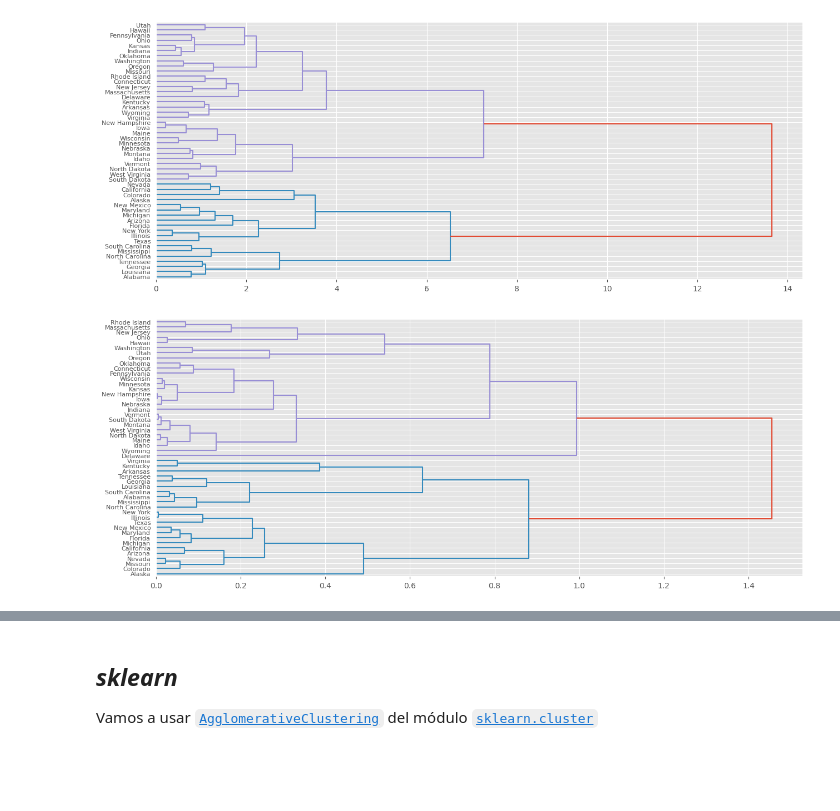
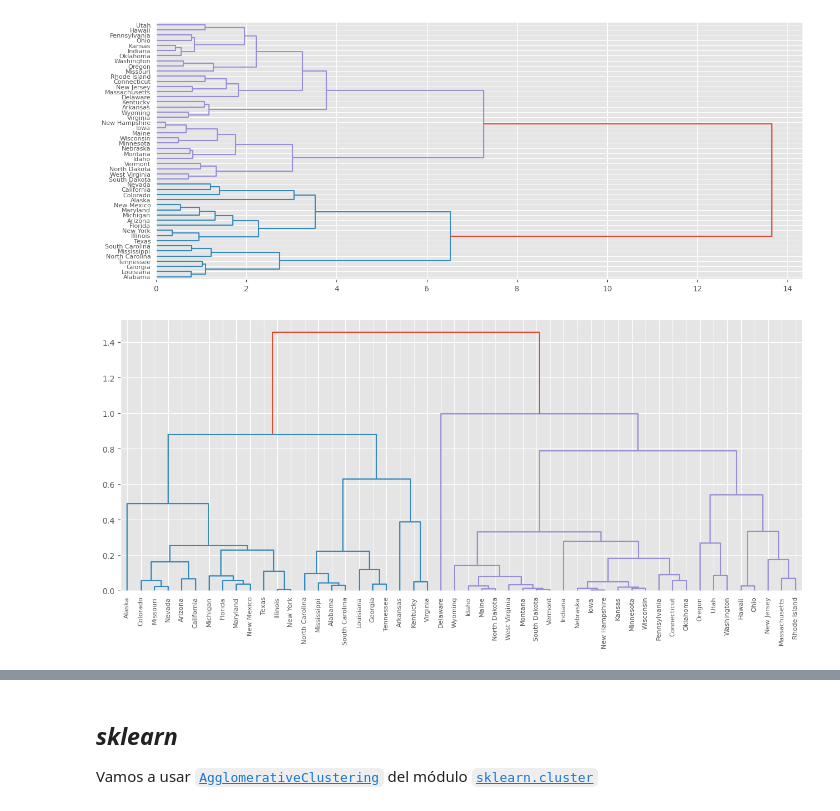
Before and after one commit to lacamposm/Metodos-Estadisticos, a Jupyter notebook: Lectura_8_Cluster_Jerarquico.ipynb, the cells around one changed output, grey strips where cells are left out. Saved outputs shown, nothing was run; the diff lists cells and outputs as text; code cells hidden in the pictures; blank space fills up the shorter version.

```diff
--- a/Lectura_8_Cluster_Jerarquico.ipynb
+++ b/Lectura_8_Cluster_Jerarquico.ipynb
@@ -330,8 +330,8 @@ Tenga en cuenta que el agrupamiento aglomerativo es bueno para identificar peque
 # %% [markdown]
 ## ***Ejemplo 2.***
 # %%
-USArrests = pd.read_csv(url_base + "USArrests.csv", index_col=0)
-USArrests.head()
+df_usarrests = pd.read_csv(url_base + "USArrests.csv", index_col=0)
+df_usarrests.head()
 # %% [output]
 |  | Murder | Assault | UrbanPop | Rape |
 | Alabama | 13.2 | 236 | 58 | 21.2 |
@@ -350,9 +350,9 @@ USArrests.describe().T
 # %% [markdown]
 Recuerde que debemos estandarizar los datos.
 # %%
-scaler_data_usarrets = StandardScaler().fit_transform(USArrests)
+scaler_data_usarrets = StandardScaler().fit_transform(df_usarrests)
 ##
-df_scaler_usarrets = pd.DataFrame(scaler_data_usarrets, columns=USArrests.columns, index=USArrests.index)
+df_scaler_usarrets = pd.DataFrame(scaler_data_usarrets, columns=df_usarrests.columns, index=df_usarrests.index)
 df_scaler_usarrets.head(6)
 # %% [output]
 |  | Murder | Assault | UrbanPop | Rape |
@@ -499,6 +498,6 @@ dendogram2 = sch.dendrogram(hc, labels=df_scaler_usarrets.index, orientation="ri
 [figure]
 # %%
 hc_def = sch.linkage(df_scaler_usarrets, method="average", metric="cosine")
-dendo_def = sch.dendrogram(hc_def, labels=df_scaler_usarrets.index, orientation="right")
+dendo_def = sch.dendrogram(hc_def, labels=df_scaler_usarrets.index)
 # %% [output]
-[figure, old version]
+[figure, new version]
```
Also changed, not shown: parts of 25 cells of this notebook, 3 other files.
